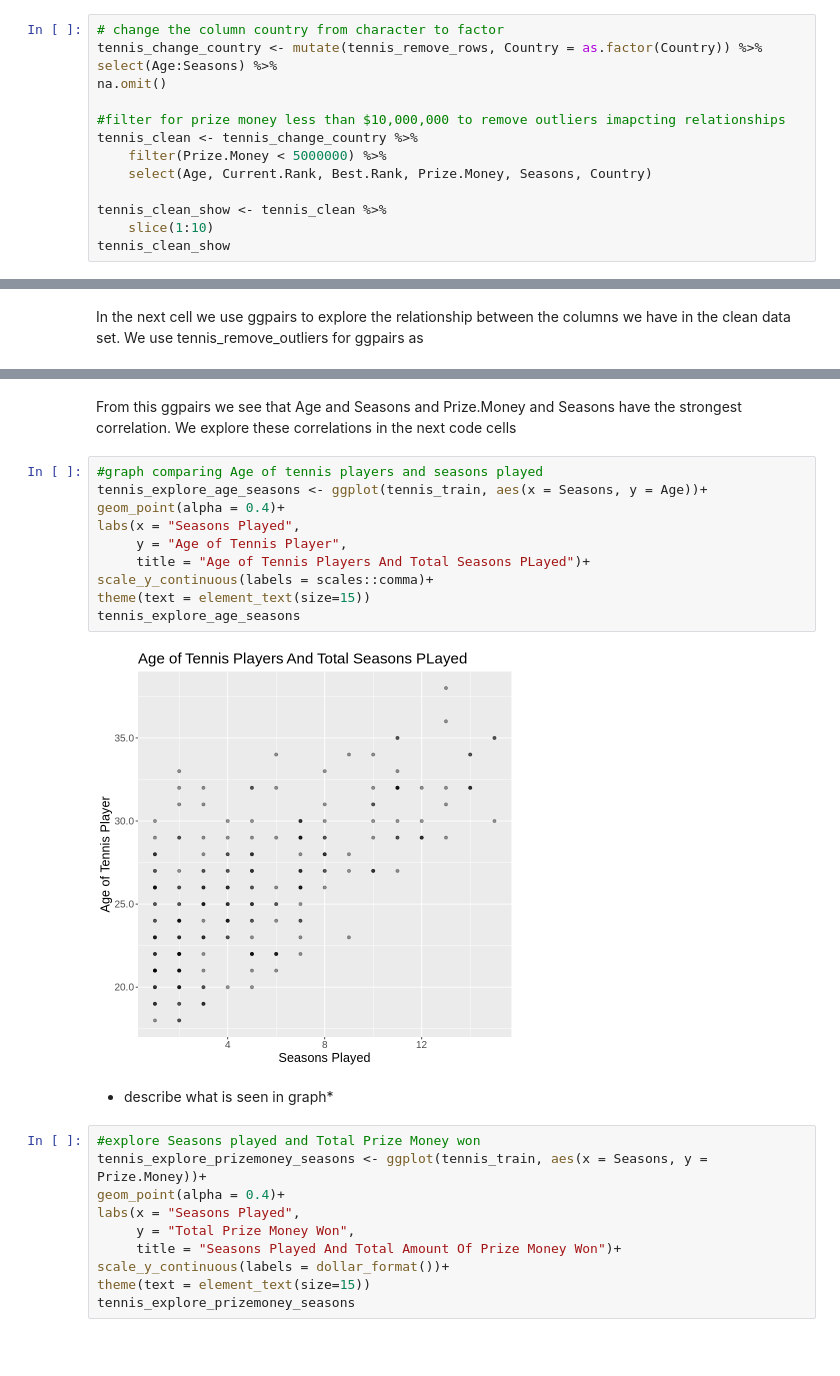
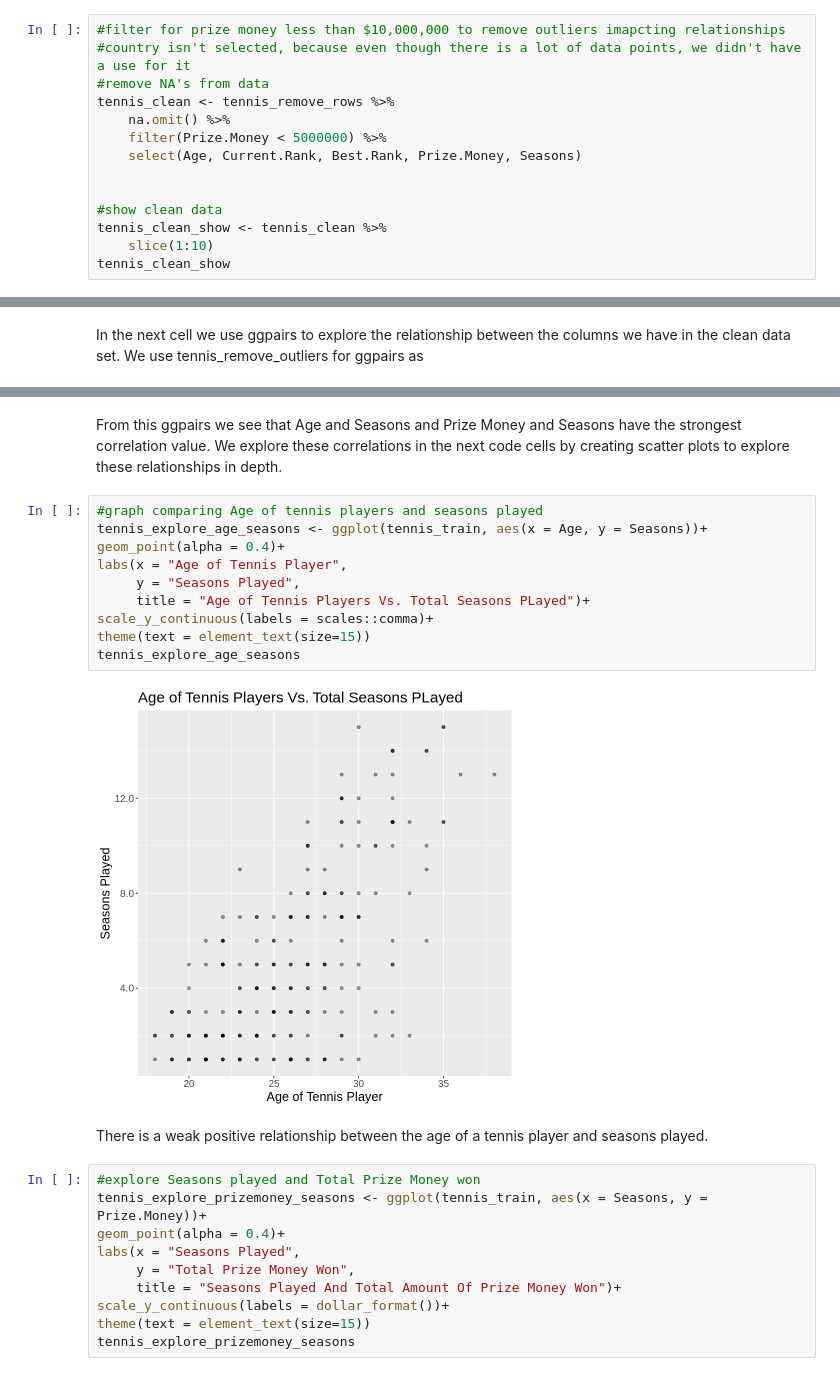
Before and after one commit to navg1250/dsci-project-report, a Jupyter notebook: redone_proposal.ipynb, the cells around one changed output, grey strips where cells are left out. Saved outputs shown, nothing was run; the diff lists cells and outputs as text; blank space fills up the shorter version.

```diff
--- a/redone_proposal.ipynb
+++ b/redone_proposal.ipynb
@@ -134,14 +147,14 @@ A tibble: 10 × 6
 # %%
-# change the column country from character to factor
-tennis_change_country <- mutate(tennis_remove_rows, Country = as.factor(Country)) %>%
-select(Age:Seasons) %>%
-na.omit()
+#filter for prize money less than $10,000,000 to remove outliers imapcting relationships
+#country isn't selected, because even though there is a lot of data points, we didn't have a use for it
+#remove NA's from data
+tennis_clean <- tennis_remove_rows %>%
+    na.omit() %>%
+    filter(Prize.Money < 5000000) %>%
+    select(Age, Current.Rank, Best.Rank, Prize.Money, Seasons)
 
-#filter for prize money less than $10,000,000 to remove outliers imapcting relationships
-tennis_clean <- tennis_change_country %>%
-    filter(Prize.Money < 5000000) %>%
-    select(Age, Current.Rank, Best.Rank, Prize.Money, Seasons, Country)
 
+#show clean data
 tennis_clean_show <- tennis_clean %>%
     slice(1:10)
 tennis_clean_show
@@ -187,22 +197,22 @@ explore_dataset
 # %% [output]
 [figure]
 # %% [markdown]
-From this ggpairs we see that Age and Seasons and Prize.Money and Seasons have the strongest correlation.
-We explore these correlations in the next code cells
+From this ggpairs we see that Age and Seasons and Prize Money and Seasons have the strongest correlation value.
+We explore these correlations in the next code cells by creating scatter plots to explore these relationships in depth.
 # %%
 #graph comparing Age of tennis players and seasons played
-tennis_explore_age_seasons <- ggplot(tennis_train, aes(x = Seasons, y = Age))+
+tennis_explore_age_seasons <- ggplot(tennis_train, aes(x = Age, y = Seasons))+
 geom_point(alpha = 0.4)+
-labs(x = "Seasons Played",
-     y = "Age of Tennis Player",
-     title = "Age of Tennis Players And Total Seasons PLayed")+
+labs(x = "Age of Tennis Player",
+     y = "Seasons Played",
+     title = "Age of Tennis Players Vs. Total Seasons PLayed")+
 scale_y_continuous(labels = scales::comma)+
 theme(text = element_text(size=15))
 tennis_explore_age_seasons
 # %% [output]
-[figure, old version]
+[figure, new version]
-# %% [markdown]
-* describe what is seen in graph*
+# %% [markdown]
+There is a weak positive relationship between the age of a tennis player and seasons played.
 # %%
 #explore Seasons played and Total Prize Money won
 tennis_explore_prizemoney_seasons <- ggplot(tennis_train, aes(x = Seasons, y = Prize.Money))+
```
Also changed, not shown: parts of 23 cells of this notebook.
